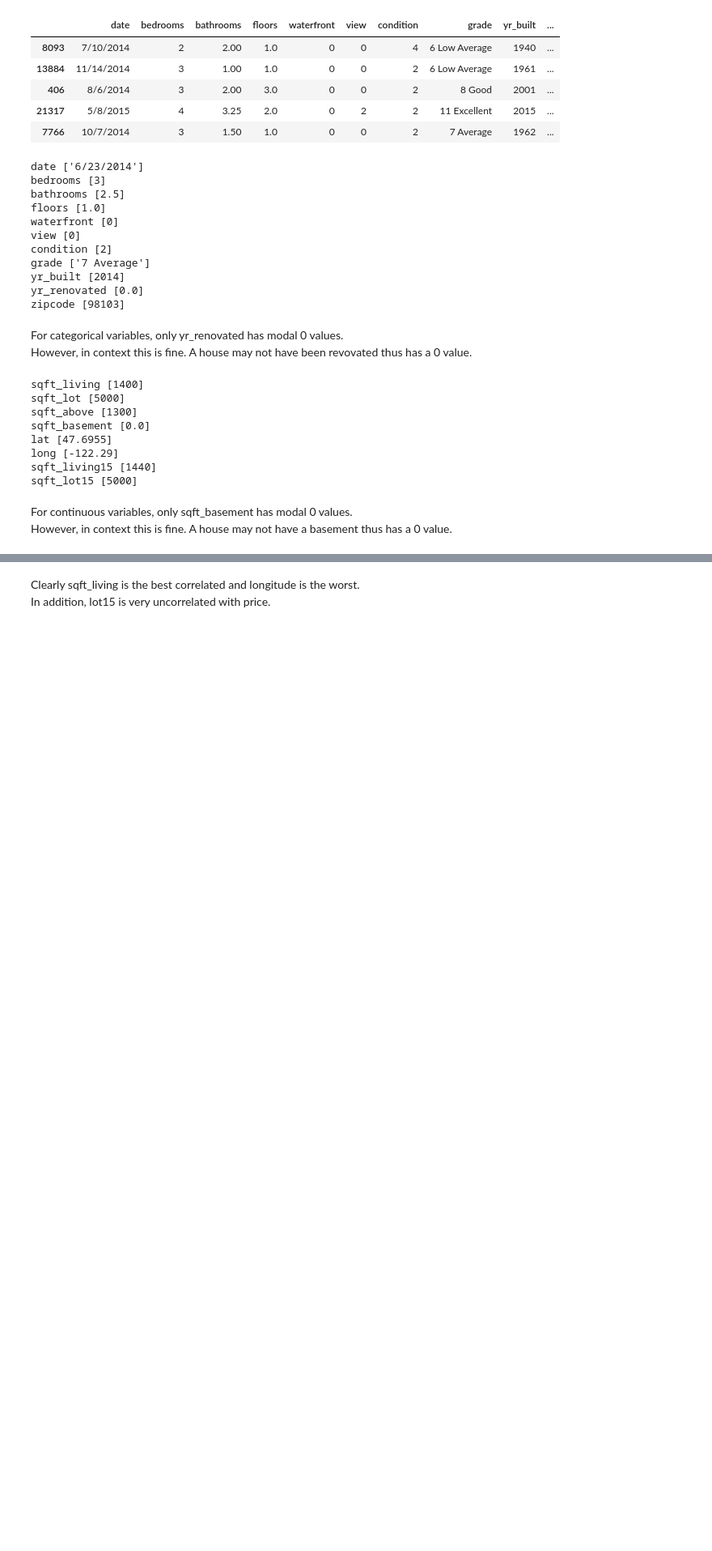
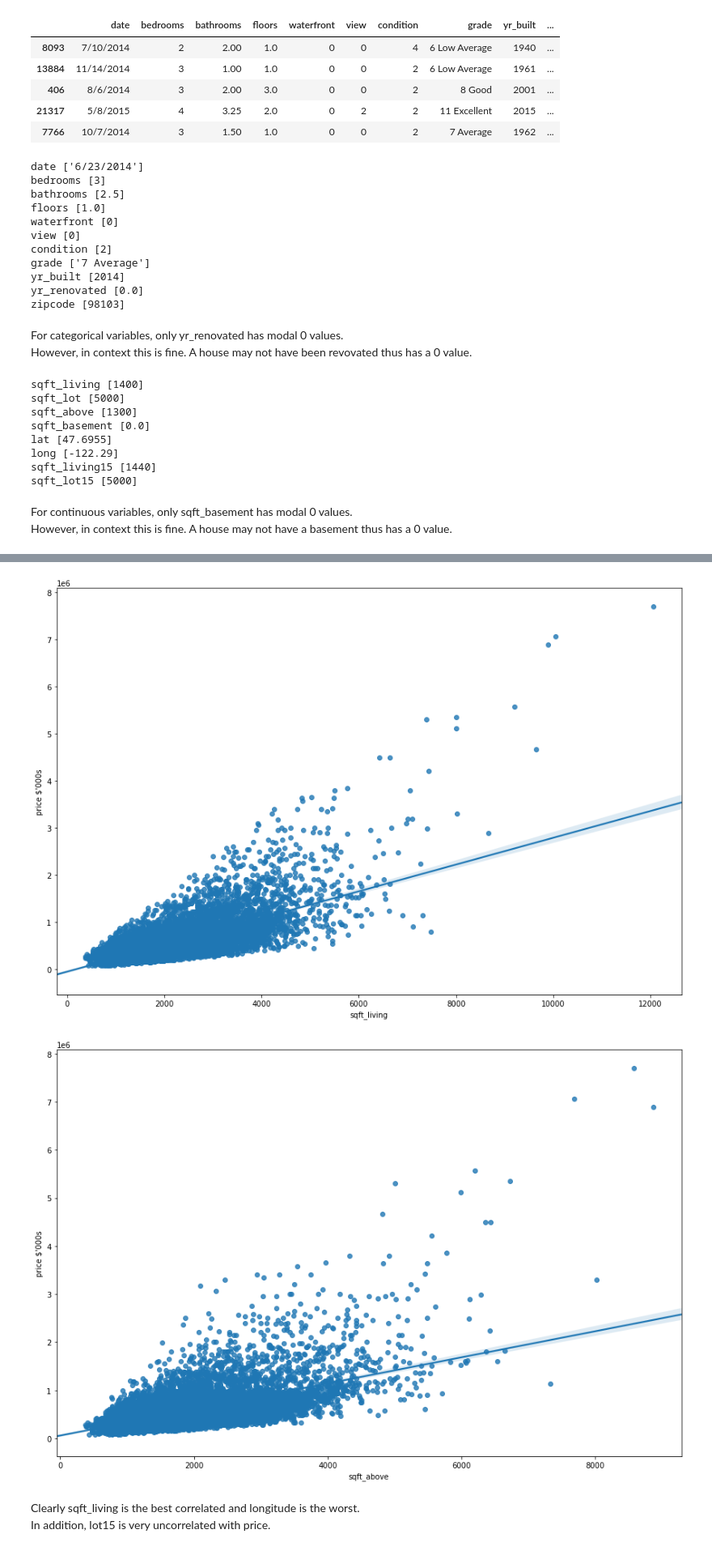
Before and after one commit to UpGoerFive/King-County-Project, a Jupyter notebook: Abass.ipynb, the cells around one changed output, grey strips where cells are left out. Shown at 81% size. Cells and saved outputs as stored; diff of their text form; code cells hidden in the pictures; blank space fills up the shorter version.

```diff
--- a/Abass.ipynb
+++ b/Abass.ipynb
@@ -286,3 +285,18 @@ for column, ax in zip(continuous_X.columns, axes.flatten()):
+# %%
+fig, ax = plt.subplots(figsize=(15,10))
+
+sns.regplot(continuous_X['sqft_living'], y_train, truncate=False)
+ax.set_ylabel(f'price $\'000s');
+fig.savefig('graphs\price_sqft_living_scatter');
+
+fig, ax = plt.subplots(figsize=(15,10))
+
+sns.regplot(continuous_X['sqft_above'], y_train, truncate=False)
+ax.set_ylabel(f'price $\'000s');
+fig.savefig('graphs\price_sqft_above_scatter');
+# %% [output]
+[figure, added]
+[figure, added]
 # %% [markdown]
 Clearly sqft_living is the best correlated and longitude is the worst. <br>
 In addition, lot15 is very uncorrelated with price.
```
Also changed, not shown: parts of 60 cells of this notebook, 6 other files.
